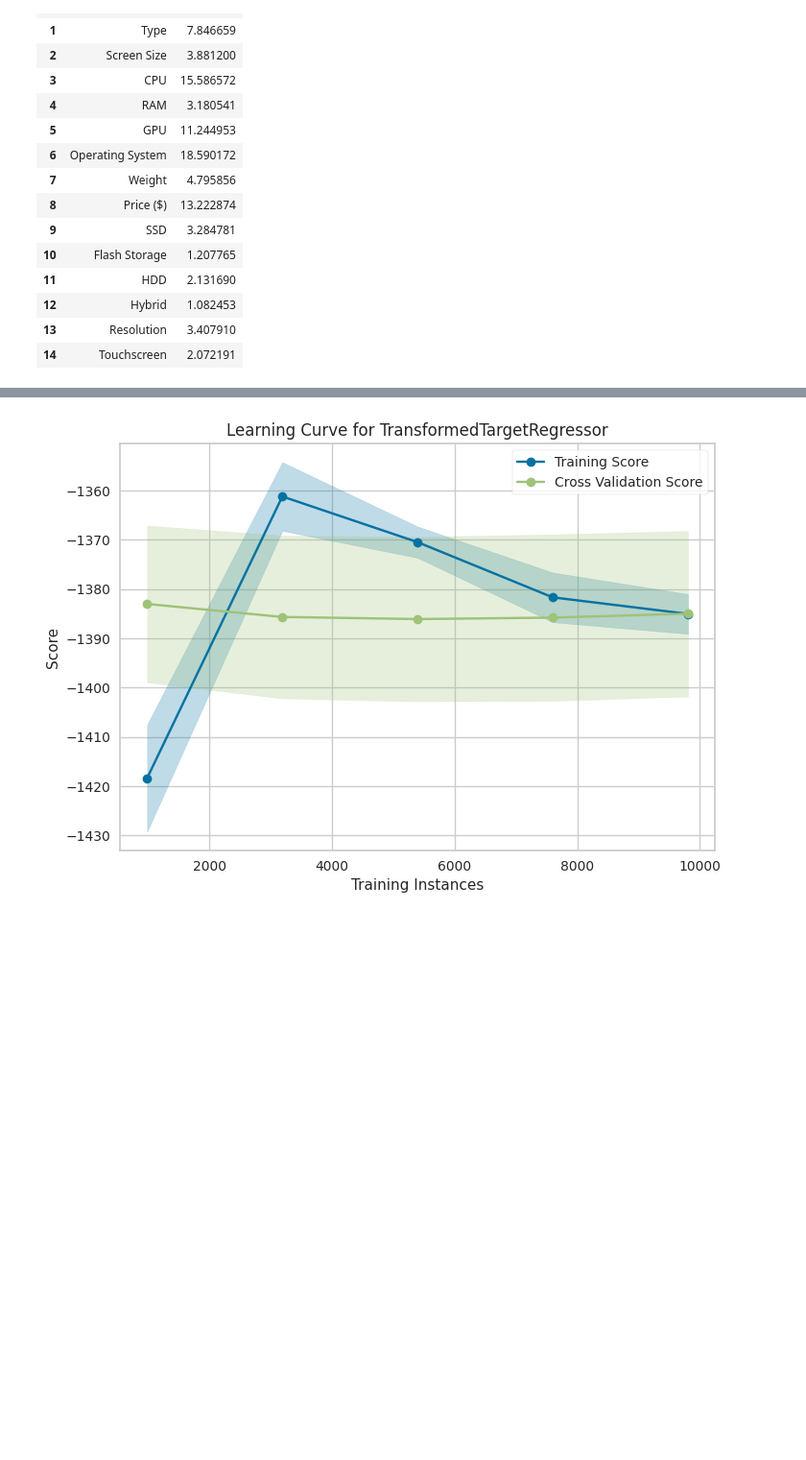
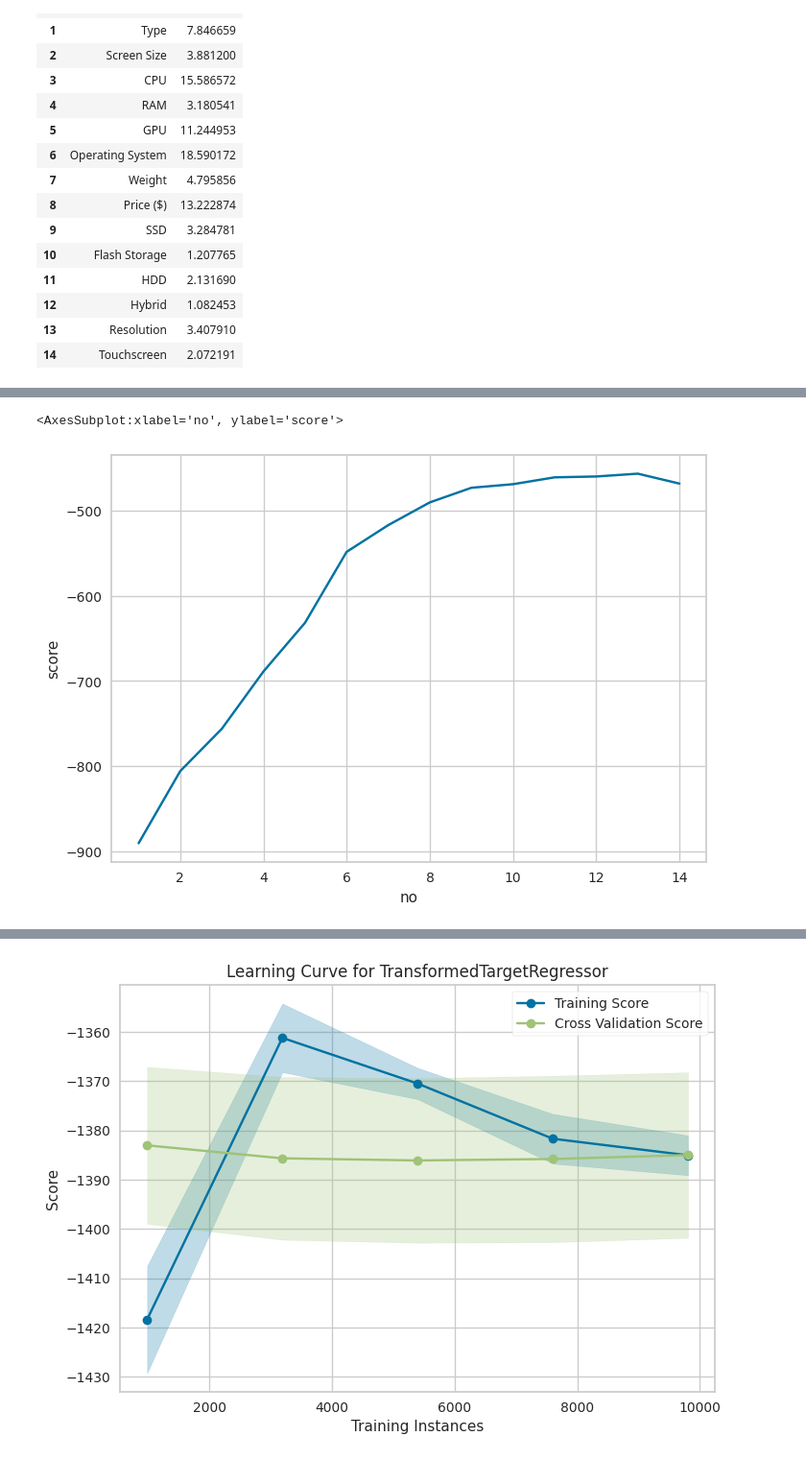
Before and after one commit to zhuofan-16/Computer_Regression, a Jupyter notebook: Price_Regression_ML.ipynb, the cells around one changed output, grey strips where cells are left out. Shown at 96% size. Drawn from its saved outputs; the diff is of its cells as text; code cells hidden in the pictures; blank space fills up the shorter version.

```diff
--- a/Price_Regression_ML.ipynb
+++ b/Price_Regression_ML.ipynb
@@ -539,3 +566,3 @@ from sklearn.compose import make_column_selector
 # %%
-# featureEvaluation=featureSelection(x_train,y_train)
-# featureEvaluation
+featureEvaluation=featureSelection(x_train,y_train)
+featureEvaluation
@@ -542,3 +581,6 @@ from sklearn.compose import make_column_selector
 # %%
-# sns.lineplot(x='no',y='score',data=featureEvaluation)
+sns.lineplot(x='no',y='score',data=featureEvaluation)
+# %% [output]
+<AxesSubplot:xlabel='no', ylabel='score'>
+[figure, added]
 # %%
```
Also changed, not shown: parts of 43 cells of this notebook.
